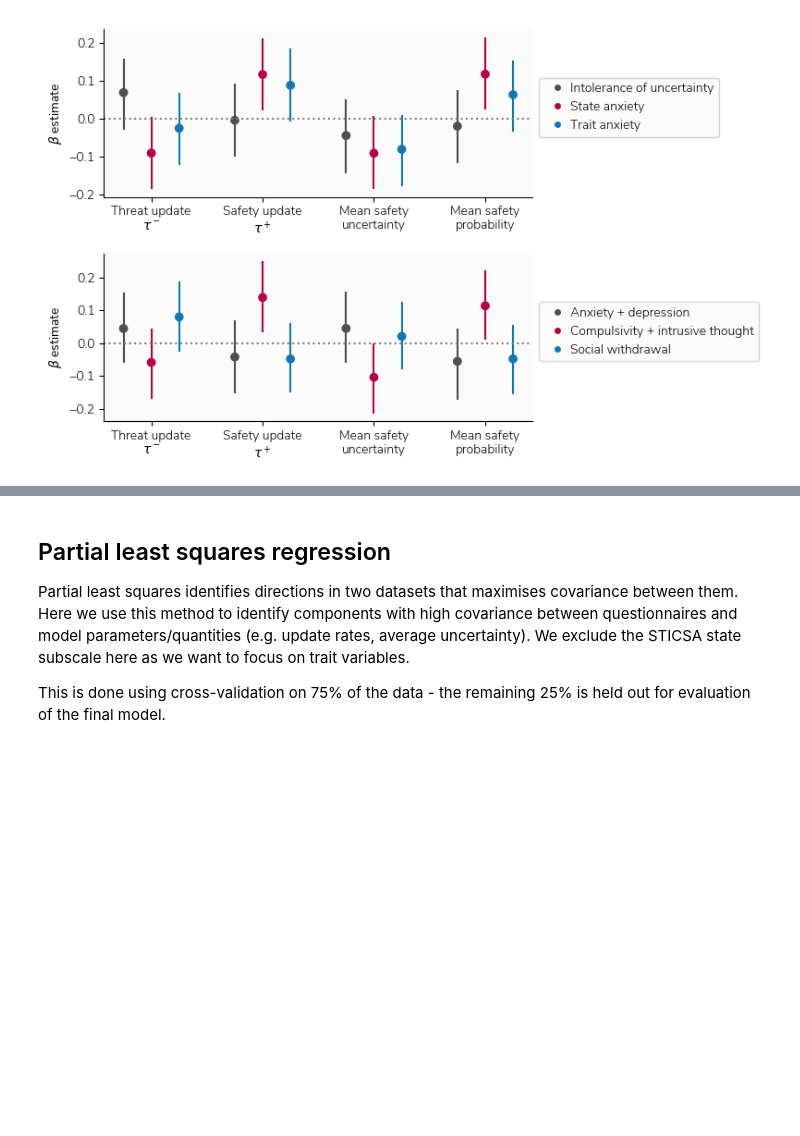
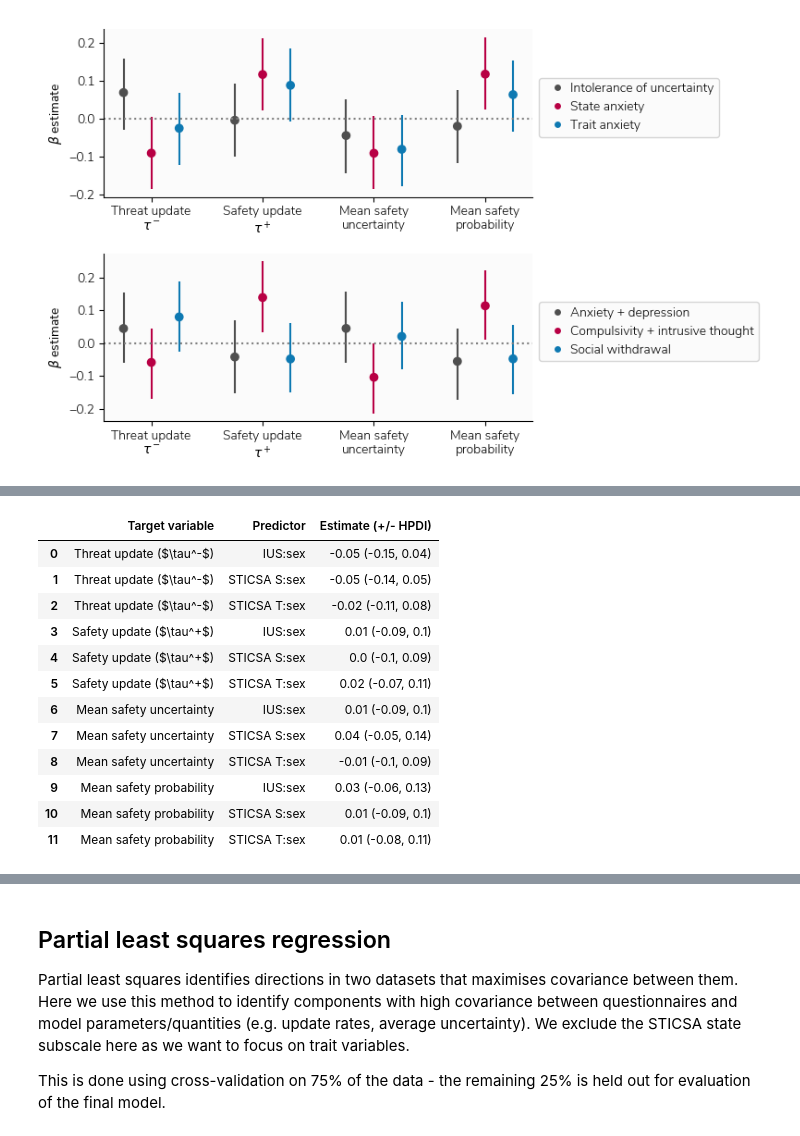
Before and after one commit to tobywise/online-aversive-learning, a Jupyter notebook: notebooks/psychopathology_analysis.ipynb, the cells around one changed output, grey strips where cells are left out. Saved outputs shown, nothing was run; the diff lists cells and outputs as text; code cells hidden in the pictures; blank space fills up the shorter version.

```diff
--- a/notebooks/psychopathology_analysis.ipynb
+++ b/notebooks/psychopathology_analysis.ipynb
@@ -515,0 +689,26 @@ plt.savefig('../figures/regression_plot.png')
+# %%
+# Get results of model fitting
+summary_dfs = []
+for n, lm in tqdm(enumerate(models)):
+    if lm.summary().index.str.contains(':').any():
+        summary = lm[2000:].summary()  # Drop initial 2000 samples
+        summary = summary[~summary.index.isin(['Intercept', 'sex', 'mean_health', 'age'])]
+        summary = summary[~summary.index.str.contains('_sd')]
+        summary['outcome'] = lm.model.outcome
+        summary_dfs.append(summary)
+df = pd.concat(summary_dfs)
+
+# Get results for modelling variables
+factor_df_model = df[(df.index.isin(['AD:sex', 'Compul:sex', 'SW:sex'])) & (~df.outcome.isin(['ws', 'ls']))]
+anx_df_model = df[(df.index.isin(['IUS:sex', 'STICSA_T:sex', 'STICSA_S:sex'])) & (~df.outcome.isin(['ws', 'ls']))]
+
+# Get results for pure behavioural measures
+factor_df_model_free = df[(df.index.isin(['AD:sex', 'Compul:sex', 'SW:sex'])) & (df.outcome.isin(['ws', 'ls']))]
+anx_df_model_free = df[(df.index.isin(['IUS:sex', 'STICSA_T:sex', 'STICSA_S:sex'])) & (df.outcome.isin(['ws', 'ls']))]
+
+# Remove variables we don't care about - we had no hypotheses regarding decay rates, stickiness, or temperature parameters
+# but ran these models in case they are of interest to others
+factor_df_model = remove_other_vars(factor_df_model)
+anx_df_model = remove_other_vars(anx_df_model)
+factor_df_model_free = remove_other_vars(factor_df_model_free)
+anx_df_model_free = remove_other_vars(anx_df_model_free)
@@ -515,0 +720,17 @@ plt.savefig('../figures/regression_plot.png')
+# %%
+anx_df_model_pretty = make_table_look_nice(anx_df_model)
+anx_df_model_pretty
+# %% [output]
+|  | Target variable | Predictor | Estimate (+/- HPDI) |
+| 0 | Threat update ($\tau^-$) | IUS:sex | -0.05 (-0.15, 0.04) |
+| 1 | Threat update ($\tau^-$) | STICSA S:sex | -0.05 (-0.14, 0.05) |
+| 2 | Threat update ($\tau^-$) | STICSA T:sex | -0.02 (-0.11, 0.08) |
+| 3 | Safety update ($\tau^+$) | IUS:sex | 0.01 (-0.09, 0.1) |
+| 4 | Safety update ($\tau^+$) | STICSA S:sex | 0.0 (-0.1, 0.09) |
+| 5 | Safety update ($\tau^+$) | STICSA T:sex | 0.02 (-0.07, 0.11) |
+| 6 | Mean safety uncertainty | IUS:sex | 0.01 (-0.09, 0.1) |
+| 7 | Mean safety uncertainty | STICSA S:sex | 0.04 (-0.05, 0.14) |
+| 8 | Mean safety uncertainty | STICSA T:sex | -0.01 (-0.1, 0.09) |
+| 9 | Mean safety probability | IUS:sex | 0.03 (-0.06, 0.13) |
+| 10 | Mean safety probability | STICSA S:sex | 0.01 (-0.09, 0.1) |
+| 11 | Mean safety probability | STICSA T:sex | 0.01 (-0.08, 0.11) |
```
Also changed, not shown: parts of 23 cells of this notebook, 2 other files.
